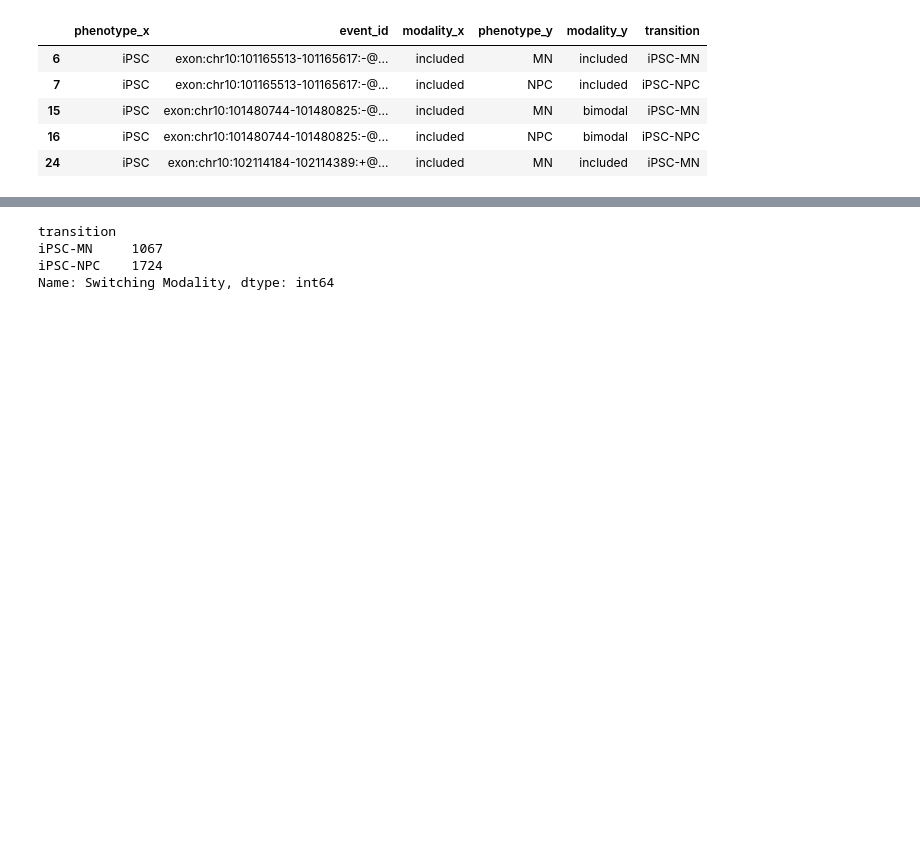
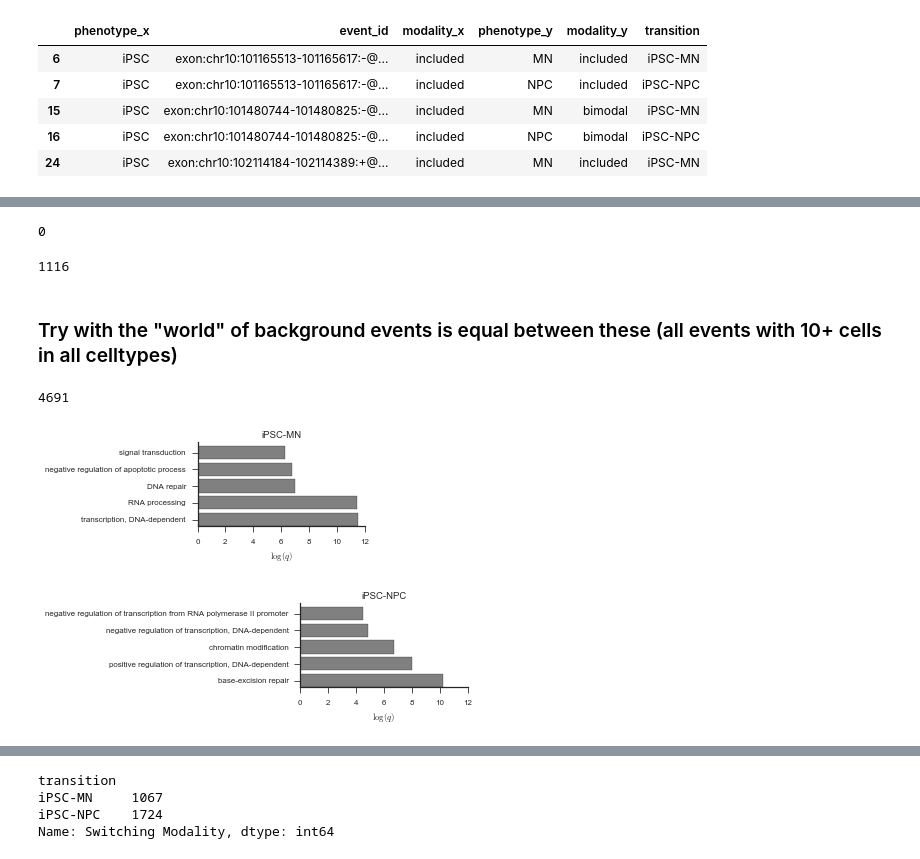
Before and after one commit to YeoLab/singlecell_pnm, a Jupyter notebook: 5._Figure_5/5.00_Figure_5A_modality_heatmap.ipynb, the cells around one changed output, grey strips where cells are left out. Drawn from its saved outputs; the diff is of its cells as text; code cells hidden in the pictures; blank space fills up the shorter version.

```diff
--- a/5._Figure_5/5.00_Figure_5A_modality_heatmap.ipynb
+++ b/5._Figure_5/5.00_Figure_5A_modality_heatmap.ipynb
@@ -81,0 +143,16 @@ modality_transitions_subset.head()
+# %%
+(df.modality_x == df.modality_y).sum()
+# %% [output]
+0
+# %%
+len(background)
+# %% [output]
+1116
+# %% [markdown]
+### Try with the "world" of background events is equal between these (all events with 10+ cells in all celltypes)
+# %%
+events_detected_in_all = set(study.supplemental.modalities_tidy.groupby('event_id').filter(
+    lambda x: len(x) == len(study.phenotype_order))['event_id'])
+len(events_detected_in_all)
+# %% [output]
+4691
@@ -81,0 +162,32 @@ modality_transitions_subset.head()
+# %%
+modality_transitions_subset_detected_in_all = modality_transitions_subset.loc[modality_transitions_subset.event_id.isin(events_detected_in_all)]
+
+go_dfs = []
+
+for transition, df in modality_transitions_subset_detected_in_all.groupby('transition'):
+    background_events = df['event_id']
+    foreground_events = background_events.loc[df.modality_x != df.modality_y]
+
+    foreground = study.splicing.splicing_to_expression_id(foreground_events)
+    background = study.splicing.splicing_to_expression_id(background_events)
+
+    go_df = study.go_enrichment(foreground, background, domain='biological_process')
+
+
+    fig, ax = plt.subplots(figsize=(3, 1.5))
+    n = 5
+    bottom = np.arange(n)
+    height = go_df['bonferonni_corrected_negative_log_p_value'].iloc[:n]
+    ax.barh(bottom, height, color='gray')
+    ax.set(yticklabels=go_df['go_name'].iloc[:n],
+           xlabel='$\log(q)$', title=transition, yticks=bottom + 0.4)
+    sns.despine()
+    fig.savefig('{}/changing_events_{}_go_enrichment_detected_inall.pdf'.format(folder, transition))
+
+#     go_df['transition'] = transition
+#     go_dfs.append(go_df.reset_index())
+# go = pd.concat(go_dfs)
+# go.head()
+# %% [output]
+[figure, added]
+[figure, added]
```
Also changed, not shown: parts of 15 cells of this notebook, 27 other files.
